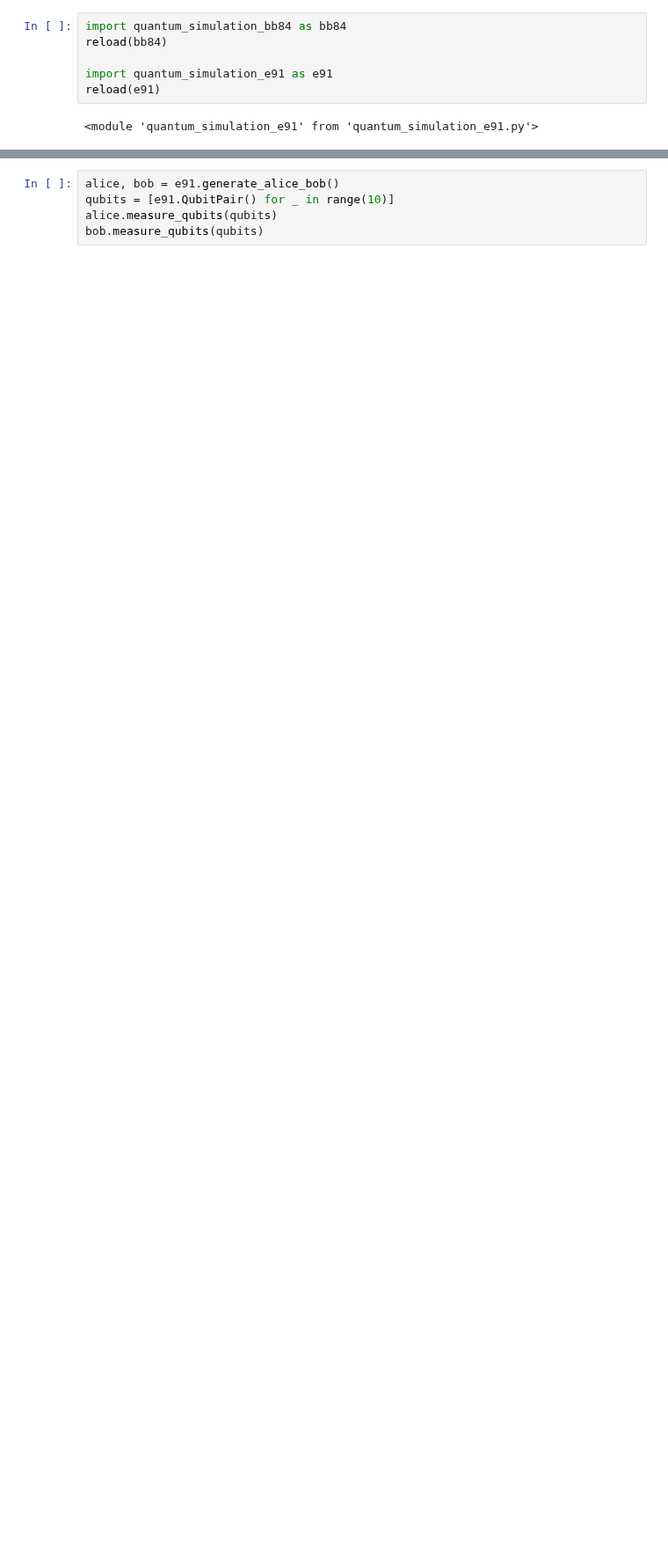
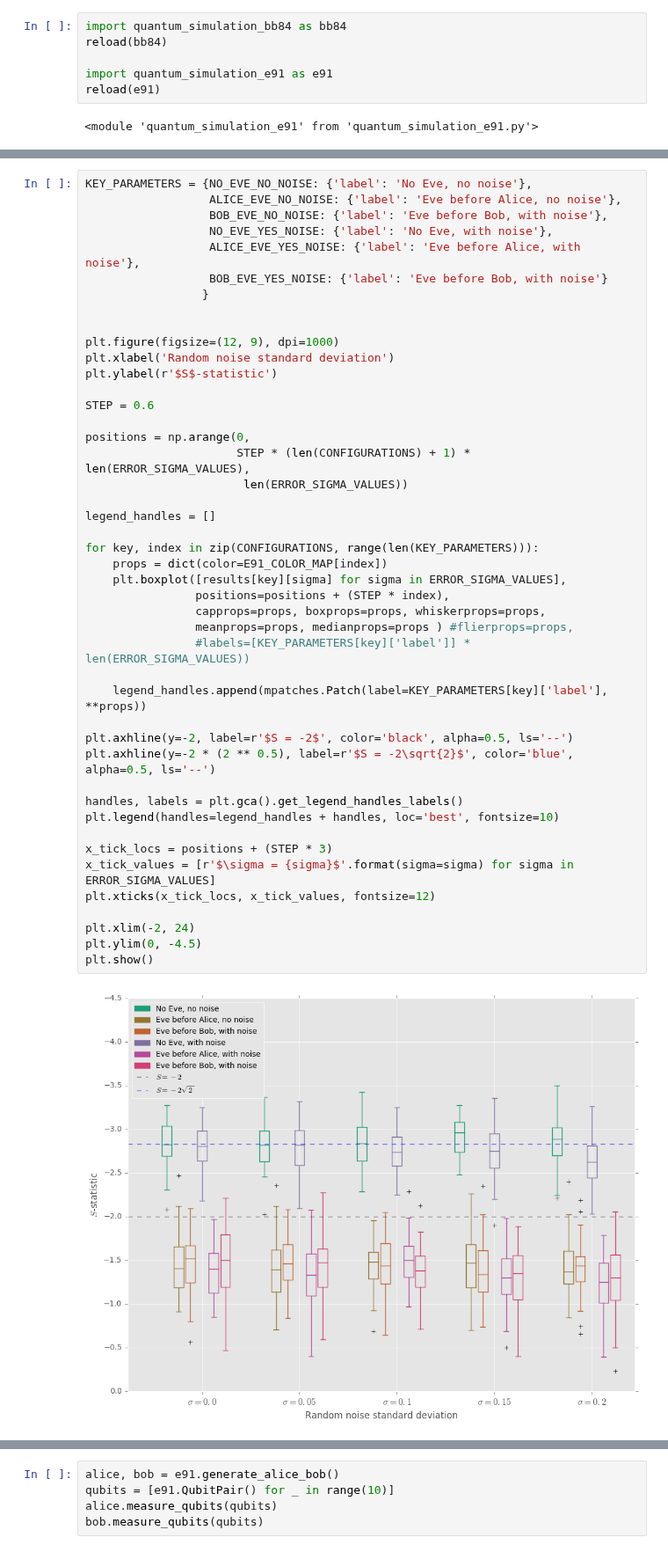
Before and after one commit to guydav/minerva, a Jupyter notebook: stuff/qm_final_notebook.ipynb, the cells around one changed output, grey strips where cells are left out. Shown at 88% size. Drawn from its saved outputs; the diff is of its cells as text; blank space fills up the shorter version.

```diff
--- a/stuff/qm_final_notebook.ipynb
+++ b/stuff/qm_final_notebook.ipynb
@@ -90,0 +113,47 @@ array([ 2.5,  3.5,  4.5])
+# %%
+KEY_PARAMETERS = {NO_EVE_NO_NOISE: {'label': 'No Eve, no noise'},
+                  ALICE_EVE_NO_NOISE: {'label': 'Eve before Alice, no noise'},
+                  BOB_EVE_NO_NOISE: {'label': 'Eve before Bob, with noise'},
+                  NO_EVE_YES_NOISE: {'label': 'No Eve, with noise'},
+                  ALICE_EVE_YES_NOISE: {'label': 'Eve before Alice, with noise'},
+                  BOB_EVE_YES_NOISE: {'label': 'Eve before Bob, with noise'}
+                 }
+
+
+plt.figure(figsize=(12, 9), dpi=1000)
+plt.xlabel('Random noise standard deviation')
+plt.ylabel(r'$S$-statistic')
+
+STEP = 0.6
+
+positions = np.arange(0,
+                      STEP * (len(CONFIGURATIONS) + 1) * len(ERROR_SIGMA_VALUES),
+                       len(ERROR_SIGMA_VALUES))
+
+legend_handles = []
+
+for key, index in zip(CONFIGURATIONS, range(len(KEY_PARAMETERS))):
+    props = dict(color=E91_COLOR_MAP[index])
+    plt.boxplot([results[key][sigma] for sigma in ERROR_SIGMA_VALUES],
+                positions=positions + (STEP * index),
+                capprops=props, boxprops=props, whiskerprops=props,
+                meanprops=props, medianprops=props ) #flierprops=props,
+                #labels=[KEY_PARAMETERS[key]['label']] * len(ERROR_SIGMA_VALUES))
+
+    legend_handles.append(mpatches.Patch(label=KEY_PARAMETERS[key]['label'], **props))
+
+plt.axhline(y=-2, label=r'$S = -2$', color='black', alpha=0.5, ls='--')
+plt.axhline(y=-2 * (2 ** 0.5), label=r'$S = -2\sqrt{2}$', color='blue', alpha=0.5, ls='--')
+
+handles, labels = plt.gca().get_legend_handles_labels()
+plt.legend(handles=legend_handles + handles, loc='best', fontsize=10)
+
+x_tick_locs = positions + (STEP * 3)
+x_tick_values = [r'$\sigma = {sigma}$'.format(sigma=sigma) for sigma in ERROR_SIGMA_VALUES]
+plt.xticks(x_tick_locs, x_tick_values, fontsize=12)
+
+plt.xlim(-2, 24)
+plt.ylim(0, -4.5)
+plt.show()
+# %% [output]
+[figure, added]
```
Also changed, not shown: parts of 18 cells of this notebook, 2 other files.
